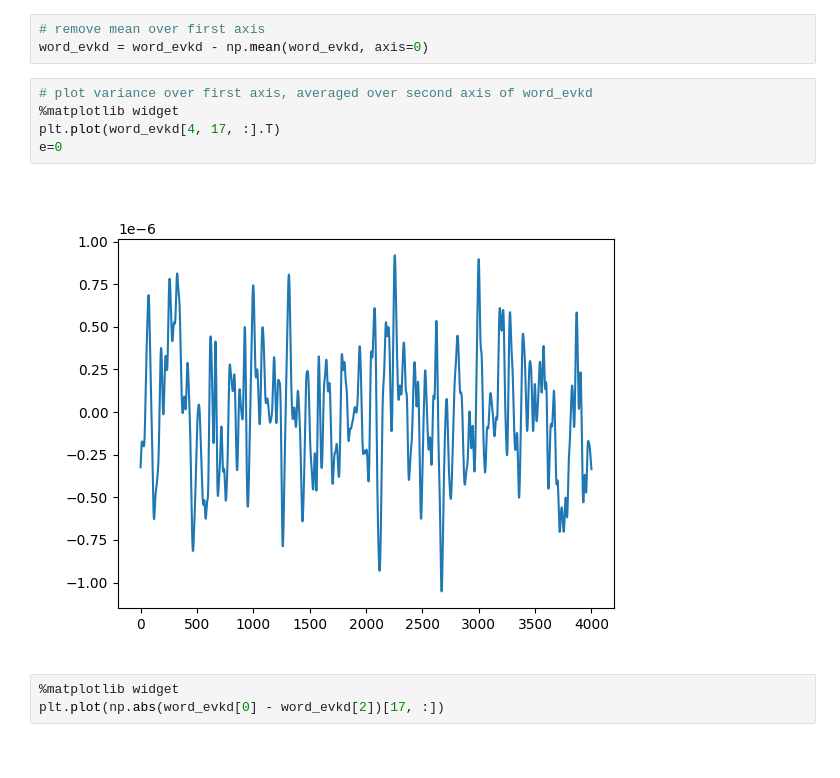
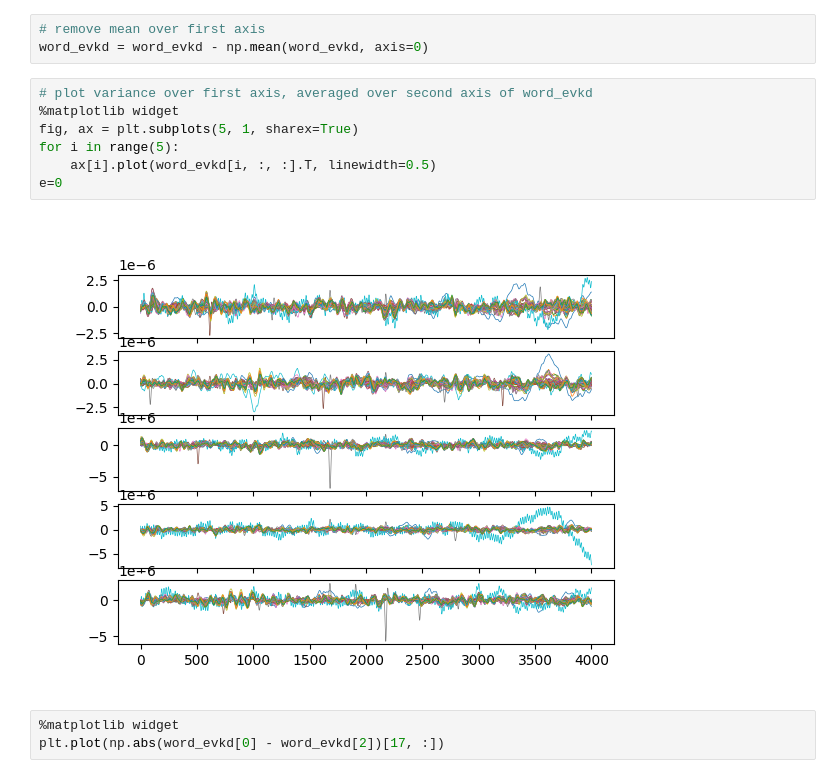
Before and after one commit to ricsinaruto/MEG-transfer-decoding, a Jupyter notebook: notebooks/eeg_visu.ipynb, the cells around one changed output. Cells and saved outputs as stored; diff of their text form.

```diff
--- a/notebooks/eeg_visu.ipynb
+++ b/notebooks/eeg_visu.ipynb
@@ -391,10 +391,12 @@ word_evkd = word_evkd - np.mean(word_evkd, axis=0)
 # %%
 # plot variance over first axis, averaged over second axis of word_evkd
 %matplotlib widget
-plt.plot(word_evkd[4, 17, :].T)
+fig, ax = plt.subplots(5, 1, sharex=True)
+for i in range(5):
+    ax[i].plot(word_evkd[i, :, :].T, linewidth=0.5)
 e=0
 # %% [output]
-[figure, old version]
+[figure, new version]
 # %%
 %matplotlib widget
 plt.plot(np.abs(word_evkd[0] - word_evkd[2])[17, :])
```
Also changed, not shown: 9 other files.
